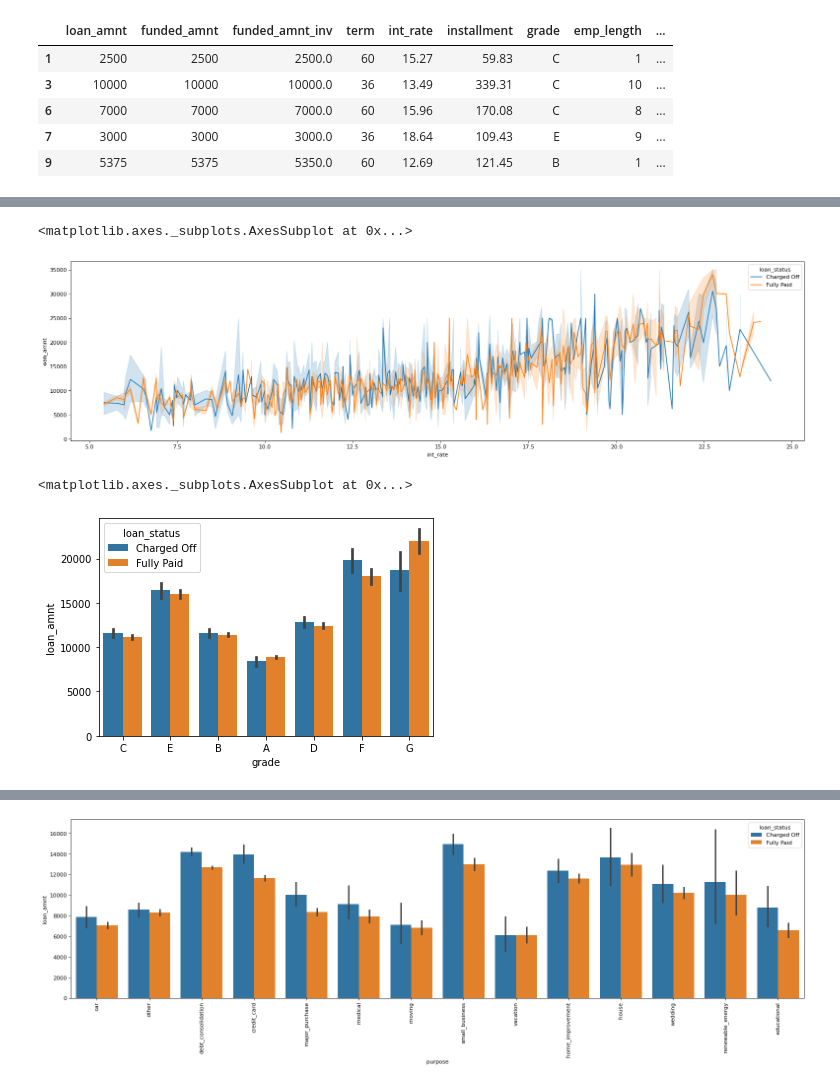
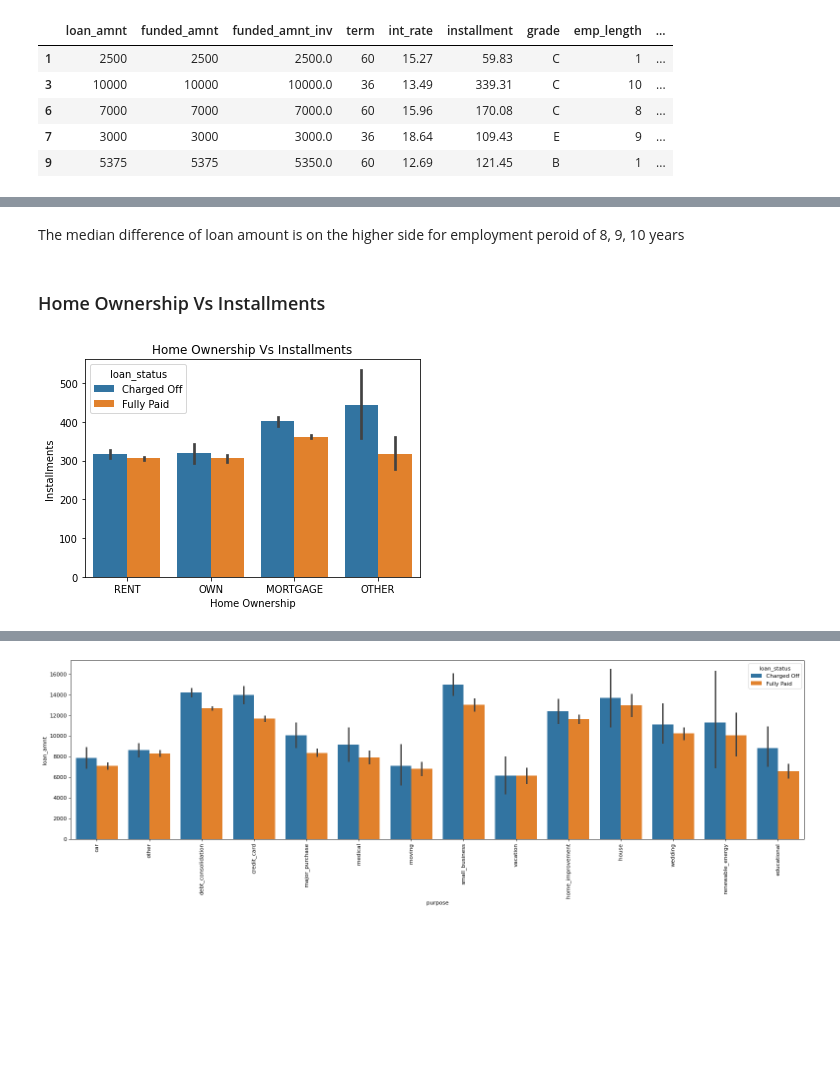
Before and after one commit to hargurjeet/Lending-Club-CaseStudy, a Jupyter notebook: Lending_Club_Case_Study.ipynb, the cells around one changed output, grey strips where cells are left out. Drawn from its saved outputs; the diff is of its cells as text; code cells hidden in the pictures; blank space fills up the shorter version.

```diff
--- a/Lending_Club_Case_Study.ipynb
+++ b/Lending_Club_Case_Study.ipynb
@@ -621,12 +636,12 @@ WARNING:matplotlib.legend:No handles with labels found to put in legend.
-# %%
-figure(figsize=(24, 6), dpi=80)
-sns.lineplot(x=df4.int_rate, y=df4.loan_amnt, hue=df4.loan_status)
-# sns.barplot(x=df4.int_rate, y=df4.loan_amnt, hue=df4.loan_status)
-# %% [output]
-<matplotlib.axes._subplots.AxesSubplot at 0x...>
-[figure, removed]
+# %% [markdown]
+The median difference of loan amount is on the higher side for employment peroid of 8, 9, 10 years
+# %% [markdown]
+### Home Ownership Vs Installments
 # %%
-sns.barplot(x=df4.grade, y=df4.loan_amnt, hue=df4.loan_status)
+sns.barplot(x=df4.home_ownership, y=df4.installment, hue=df4.loan_status)
+plt.title('Home Ownership Vs Installments')
+plt.ylabel('Installments')
+plt.xlabel('Home Ownership')
+plt.show()
 # %% [output]
-<matplotlib.axes._subplots.AxesSubplot at 0x...>
-[figure, old version]
+[figure, new version]
```
Also changed, not shown: parts of 16 cells of this notebook.
